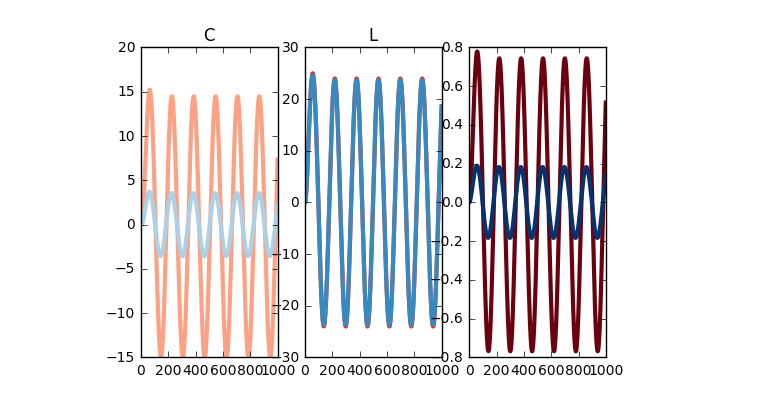
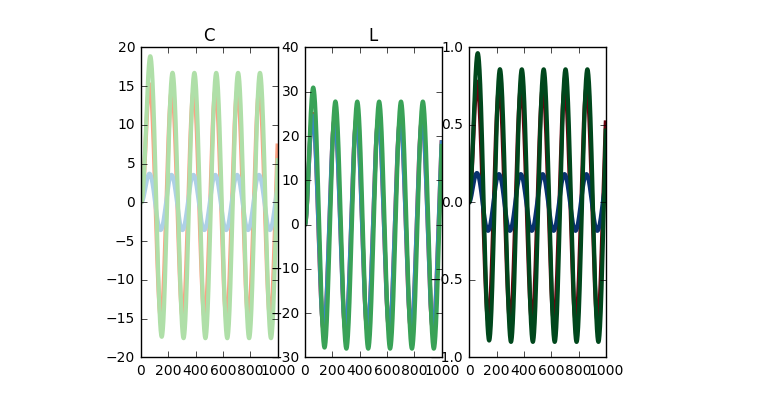
Before and after one commit to katemarvel/IceAge, a Jupyter notebook: ICEAGE.ipynb, the cells around one changed output. Saved outputs shown, nothing was run; the diff lists cells and outputs as text; code cells hidden in the pictures.

```diff
--- a/ICEAGE.ipynb
+++ b/ICEAGE.ipynb
@@ -95,9 +102,21 @@ class Sensitivity():
         plt.subplot(1,3,3)
         T = (self.mu*L+5.3*np.log((C+self.C0)/self.C0))*Tcharney/self.F2
         plt.plot(T,color=cmap(.99),lw=3)
+    def spiralplot(self,a,Tcharney,cmap = cm.RdYlBu):
+        wsol = self.SolveDiffEq([a,Tcharney])
+        C = wsol[:,0]
+        L = wsol[:,1]
+        T = (self.mu*L+5.3*np.log((C+self.C0)/self.C0))*Tcharney/self.F2
+        nt = T.shape[0]
+        FC = 5.3*np.log((C+self.C0)/self.C0)
+        for i in range(nt):
+            plt.plot([FC[i]],[T[i]],"o",color=cmap(i/float(nt)),mec=cmap(i/float(nt)))
+        plt.xlabel("$F_{CO_2}$")
+        plt.ylabel("T")
 # %%
 S = Sensitivity()
 S.plot_solutions(1,3,cmap=cm.Reds)
 S.plot_solutions(1,1,cmap=cm.Blues)
+S.plot_solutions(10,3,cmap=cm.Greens)
 # %% [output]
-[figure, old version]
+[figure, new version]
```
Also changed, not shown: parts of 4 cells of this notebook.
